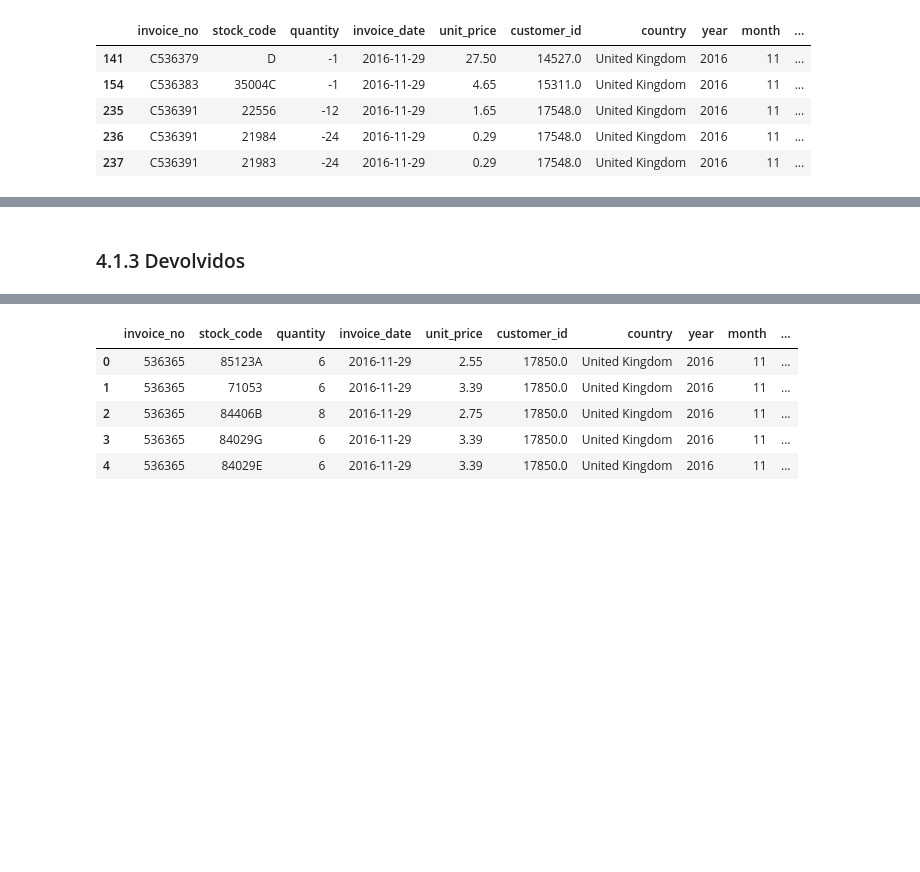
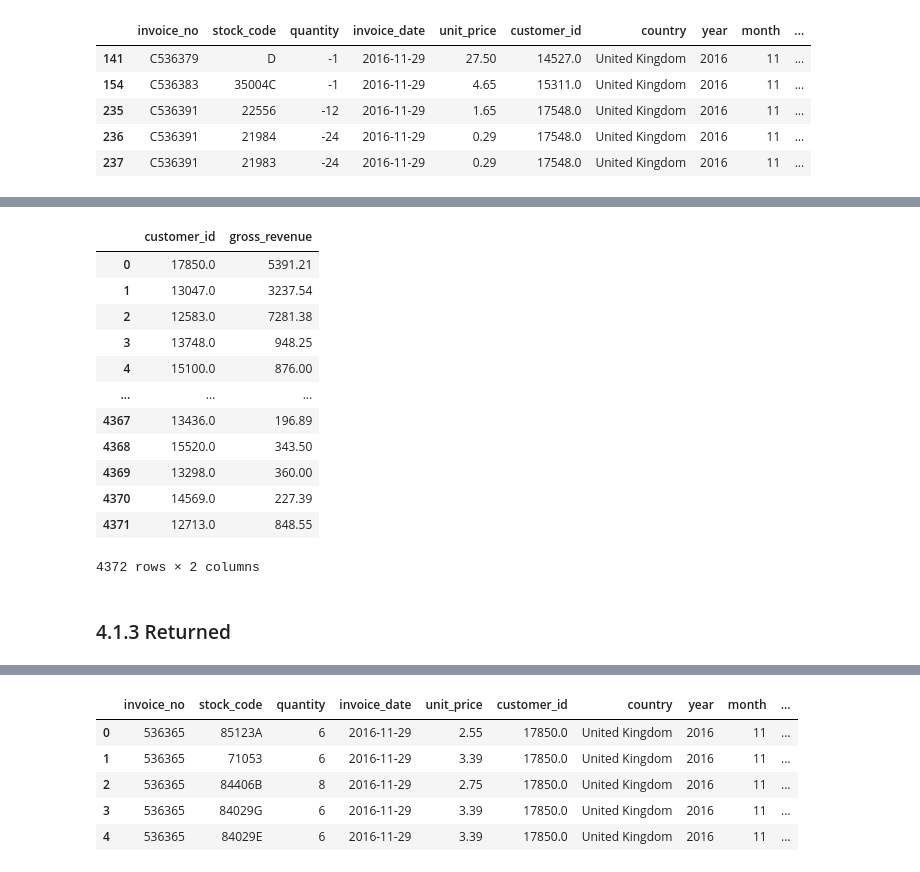
Before and after one commit to antonioorichard/E-commerce_com_Cluster, a Jupyter notebook: pa05.ipynb, the cells around one changed output, grey strips where cells are left out. Saved outputs shown, nothing was run; the diff lists cells and outputs as text; code cells hidden in the pictures; blank space fills up the shorter version.

Commit message:
Salvar as alterações de manhã, parei in create features

```diff
--- a/pa05.ipynb
+++ b/pa05.ipynb
@@ -422,0 +425,6 @@ df4 = df2
+# %%
+# Conjunto New Features
+# Nesse conjunto alguma alterações personalizadas ficaram disponível, pois pode conter linhas a menos do que o geral
+df_ref = df3.drop(['invoice_no', 'stock_code', 'quantity', 'invoice_date','unit_price',
+                   'country'], axis=1).drop_duplicates(ignore_index=True)
+df_ref.head()
@@ -502,5 +535,22 @@ See the caveats in the documentation: https://pandas.pydata.org/pandas-docs/stab
+# %%
+df_ref = pd.merge(df_ref, df_monetary, on='customer_id', how='left')
+df_ref
+# %% [output]
+|  | customer_id | gross_revenue |
+| 0 | 17850.0 | 5391.21 |
+| 1 | 13047.0 | 3237.54 |
+| 2 | 12583.0 | 7281.38 |
+| 3 | 13748.0 | 948.25 |
+| 4 | 15100.0 | 876.00 |
+| ... | ... | ... |
+| 4367 | 13436.0 | 196.89 |
+| 4368 | 15520.0 | 343.50 |
+| 4369 | 13298.0 | 360.00 |
+| 4370 | 14569.0 | 227.39 |
+| 4371 | 12713.0 | 848.55 |
+4372 rows × 2 columns
 # %% [markdown]
-### 4.1.3 Devolvidos
+### 4.1.3 Returned
 # %%
 df3['returned'] = np.where(df3['quantity'] < 0, 1, 0)
 # %% [output]
```
Also changed, not shown: parts of 33 cells of this notebook.
